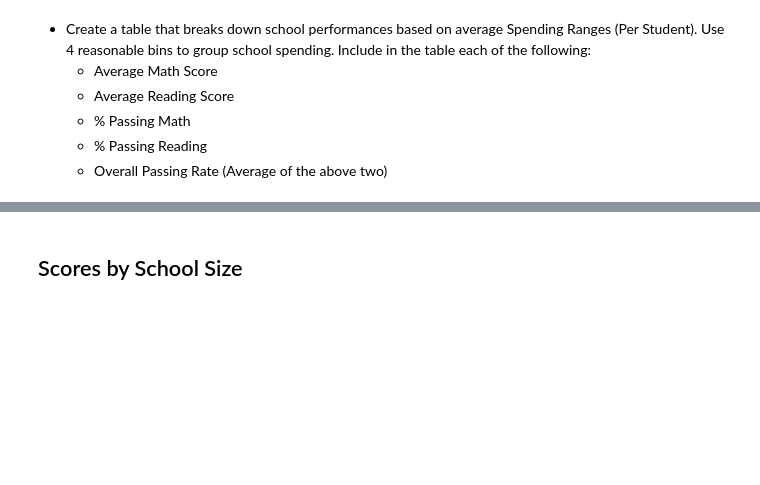
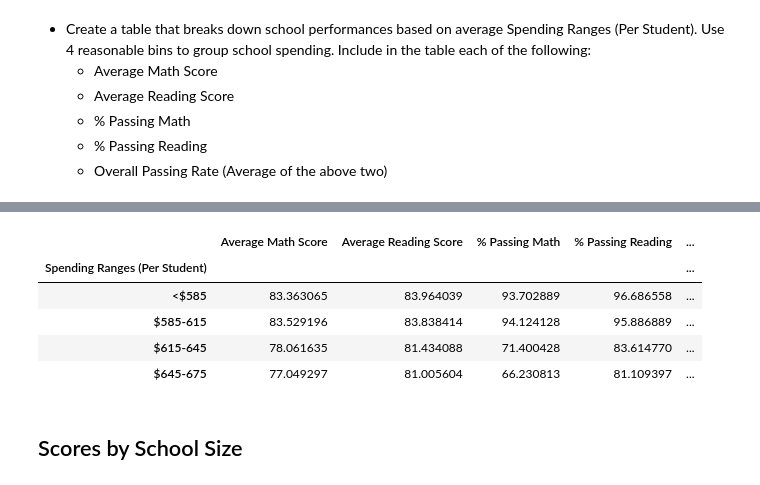
Before and after one commit to chyu1302/pandas-challenge, a Jupyter notebook: PyCitySchools.ipynb, the cells around one changed output, grey strips where cells are left out. Cells and saved outputs as stored; diff of their text form; code cells hidden in the pictures; blank space fills up the shorter version.

```diff
--- a/PyCitySchools.ipynb
+++ b/PyCitySchools.ipynb
@@ -383,6 +506,6 @@ bottom_performing_schools
   * % Passing Reading
   * Overall Passing Rate (Average of the above two)
 # %%
-# Sample bins. Feel free to create your own bins.
-spending_bins = [0, 585, 615, 645, 675]
+#create bins to group school spending.
+bins = [0, 585, 615, 645, 675]
 group_names = ["<$585", "$585-615", "$615-645", "$645-675"]
@@ -397,3 +512,35 @@ group_names = ["<$585", "$585-615", "$615-645", "$645-675"]
+# %%
+school_data_complete["Spending Ranges"] = pd.cut(school_data_complete['budget']/school_data_complete['size'], bins, labels=group_names)
+
+# group by spending
+school_summary_by_spending = school_data_complete.groupby("Spending Ranges")
+
+# get averages
+avg_math = school_summary_by_spending['math_score'].mean()
+avg_read = school_summary_by_spending['reading_score'].mean()
+
+pass_math = school_data_complete[school_data_complete['math_score'] >= 70].groupby('Spending Ranges')['Student ID'].count()/school_summary_by_spending['Student ID'].count()*100
+pass_read = school_data_complete[school_data_complete['reading_score'] >= 70].groupby('Spending Ranges')['Student ID'].count()/school_summary_by_spending['Student ID'].count()*100
+
+overall = school_data_complete[(school_data_complete['reading_score'] >= 70) & (school_data_complete['math_score'] >= 70)].groupby('Spending Ranges')['Student ID'].count()/school_summary_by_spending['Student ID'].count()*100
+# %%
+summary_table_bins = pd.DataFrame({
+                                    "Average Math Score": avg_math,
+                                    "Average Reading Score": avg_read,
+                                    "% Passing Math":pass_math,
+                                    "% Passing Reading": pass_read,
+                                    "% Overall Passing Rate":overall
+                                    })
+summary_table_bins.index.name = "Spending Ranges (Per Student)"
+summary_table_bins = summary_table_bins.reindex(group_names)
+summary_table_bins
+# %% [output]
+|  | Average Math Score | Average Reading Score | % Passing Math | % Passing Reading | ... |
+| Spending Ranges (Per Student) |  |  |  |  | ... |
+| <$585 | 83.363065 | 83.964039 | 93.702889 | 96.686558 | ... |
+| $585-615 | 83.529196 | 83.838414 | 94.124128 | 95.886889 | ... |
+| $615-645 | 78.061635 | 81.434088 | 71.400428 | 83.614770 | ... |
+| $645-675 | 77.049297 | 81.005604 | 66.230813 | 81.109397 | ... |
 # %% [markdown]
 ## Scores by School Size
 # %% [markdown]
```
Also changed, not shown: parts of 26 cells of this notebook.
